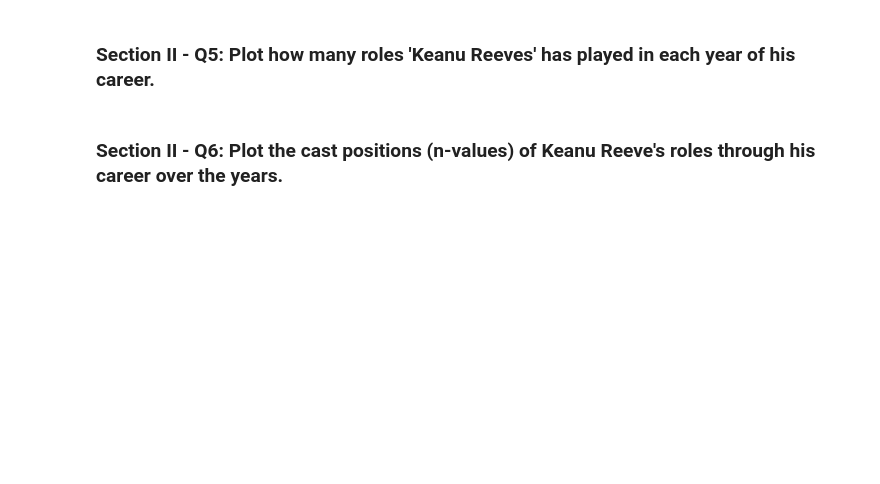
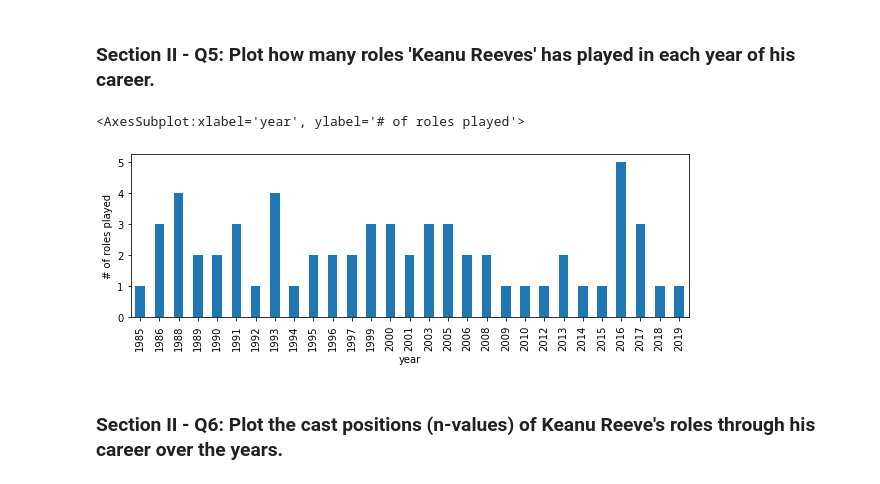
Before and after one commit to ZhanyangZhuSD/UCSD_ML, a Jupyter notebook: Mini_Project_Data_Wrangling_Pandas.ipynb, the cells around one changed output. Cells and saved outputs as stored; diff of their text form; code cells hidden in the pictures; blank space fills up the shorter version.

```diff
--- a/Mini_Project_Data_Wrangling_Pandas.ipynb
+++ b/Mini_Project_Data_Wrangling_Pandas.ipynb
@@ -419,4 +520,11 @@ pandas.core.series.Series
 # %% [markdown]
 ### Section II - Q5: Plot how many roles 'Keanu Reeves' has played in each year of his career.
+# %%
+rolesKRplayed = cast[cast.name=='Keanu Reeves'].groupby('year')['year'].count()
+rolesKRplayed.plot(kind='bar', ylabel='# of roles played')
+#rolesKRplayed.plot?
+# %% [output]
+<AxesSubplot:xlabel='year', ylabel='# of roles played'>
+[figure, added]
 # %% [markdown]
 ### Section II - Q6: Plot the cast positions (n-values) of Keanu Reeve's roles through his career over the years.
```
Also changed, not shown: parts of 22 cells of this notebook.
